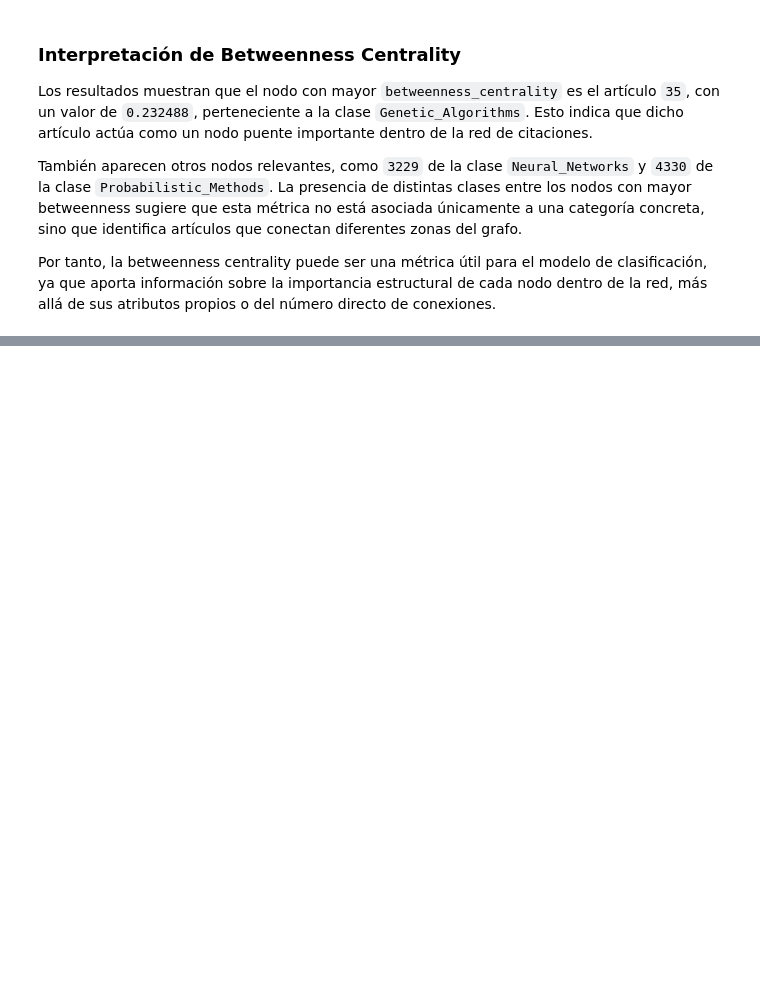
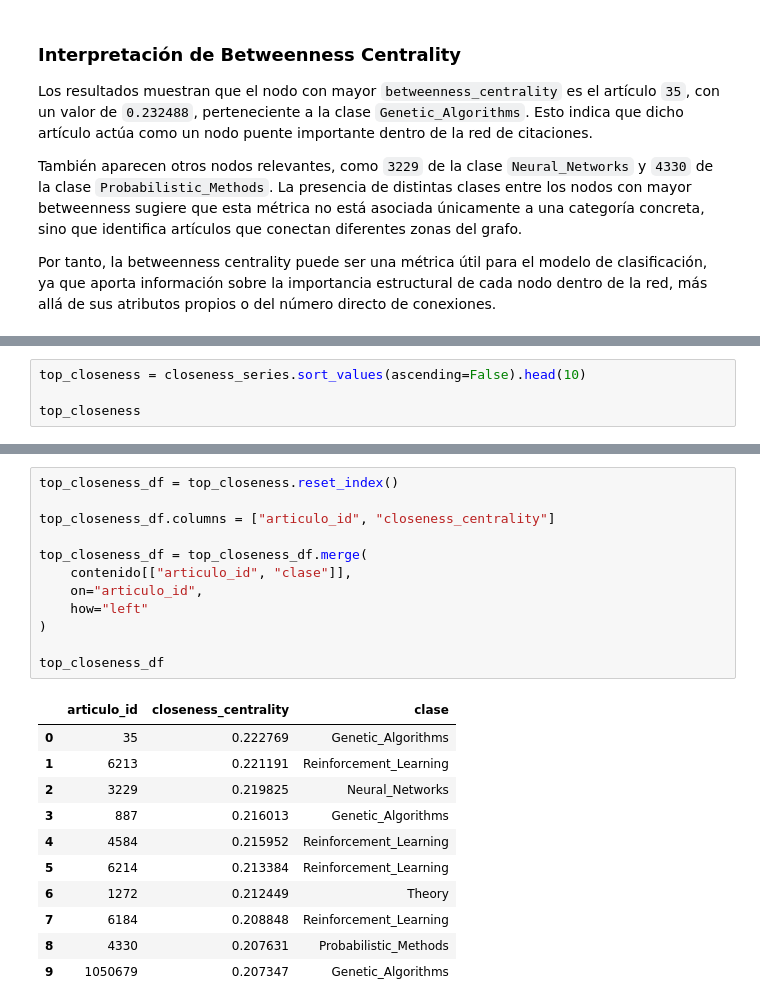
Before and after one commit to enriquepc004/ia-aprendizaje-relacional, a Jupyter notebook: notebooks/02_metricas_relacionales.ipynb, the cells around one changed output, grey strips where cells are left out. Cells and saved outputs as stored; diff of their text form; blank space fills up the shorter version.

```diff
--- a/notebooks/02_metricas_relacionales.ipynb
+++ b/notebooks/02_metricas_relacionales.ipynb
@@ -362,0 +408,4 @@ Por tanto, la betweenness centrality puede ser una métrica útil para el modelo
+# %%
+top_closeness = closeness_series.sort_values(ascending=False).head(10)
+
+top_closeness
@@ -362,0 +424,24 @@ Por tanto, la betweenness centrality puede ser una métrica útil para el modelo
+# %%
+top_closeness_df = top_closeness.reset_index()
+
+top_closeness_df.columns = ["articulo_id", "closeness_centrality"]
+
+top_closeness_df = top_closeness_df.merge(
+    contenido[["articulo_id", "clase"]],
+    on="articulo_id",
+    how="left"
+)
+
+top_closeness_df
+# %% [output]
+|  | articulo_id | closeness_centrality | clase |
+| 0 | 35 | 0.222769 | Genetic_Algorithms |
+| 1 | 6213 | 0.221191 | Reinforcement_Learning |
+| 2 | 3229 | 0.219825 | Neural_Networks |
+| 3 | 887 | 0.216013 | Genetic_Algorithms |
+| 4 | 4584 | 0.215952 | Reinforcement_Learning |
+| 5 | 6214 | 0.213384 | Reinforcement_Learning |
+| 6 | 1272 | 0.212449 | Theory |
+| 7 | 6184 | 0.208848 | Reinforcement_Learning |
+| 8 | 4330 | 0.207631 | Probabilistic_Methods |
+| 9 | 1050679 | 0.207347 | Genetic_Algorithms |
```
Also changed, not shown: parts of 10 cells of this notebook, 1 other file.
